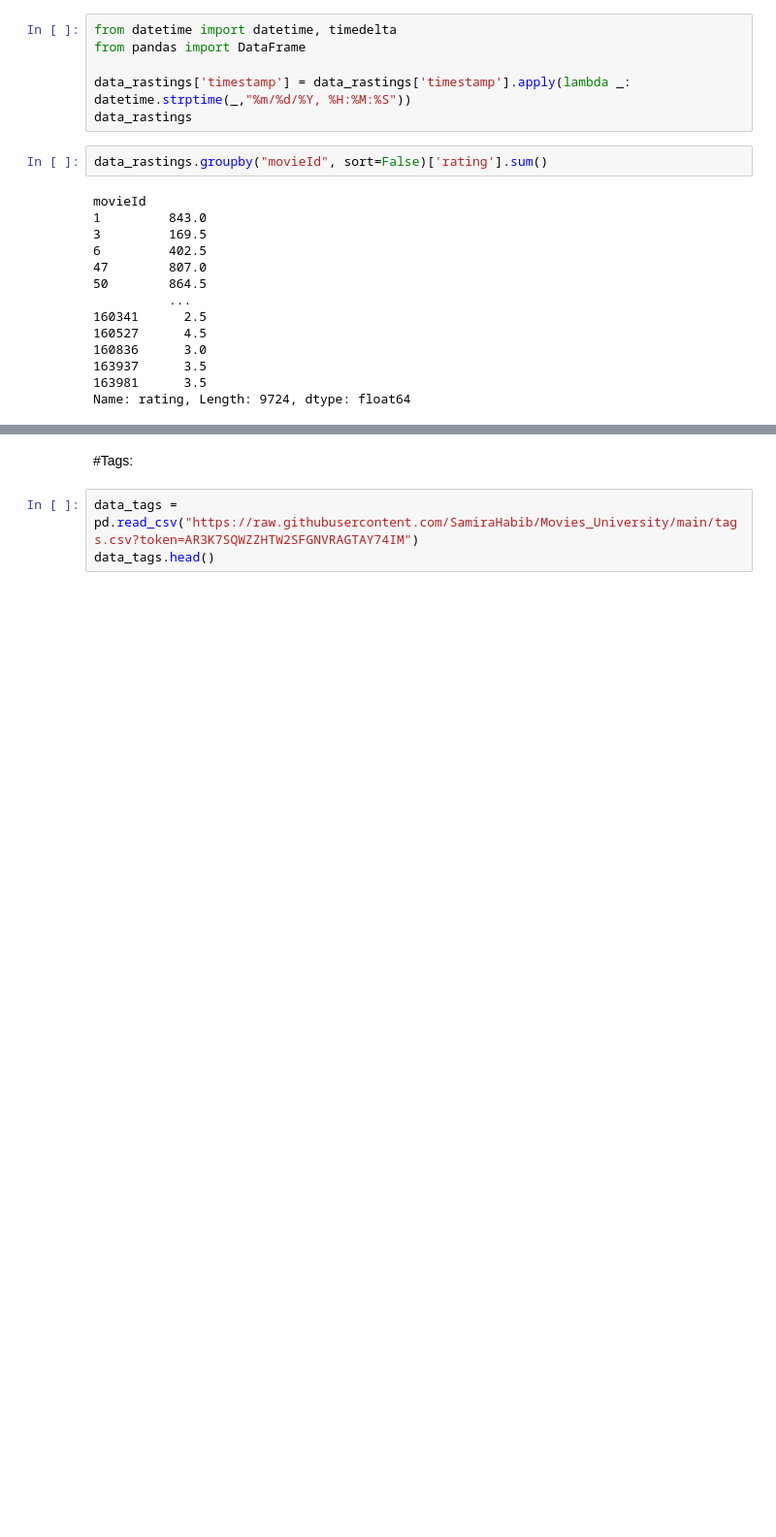
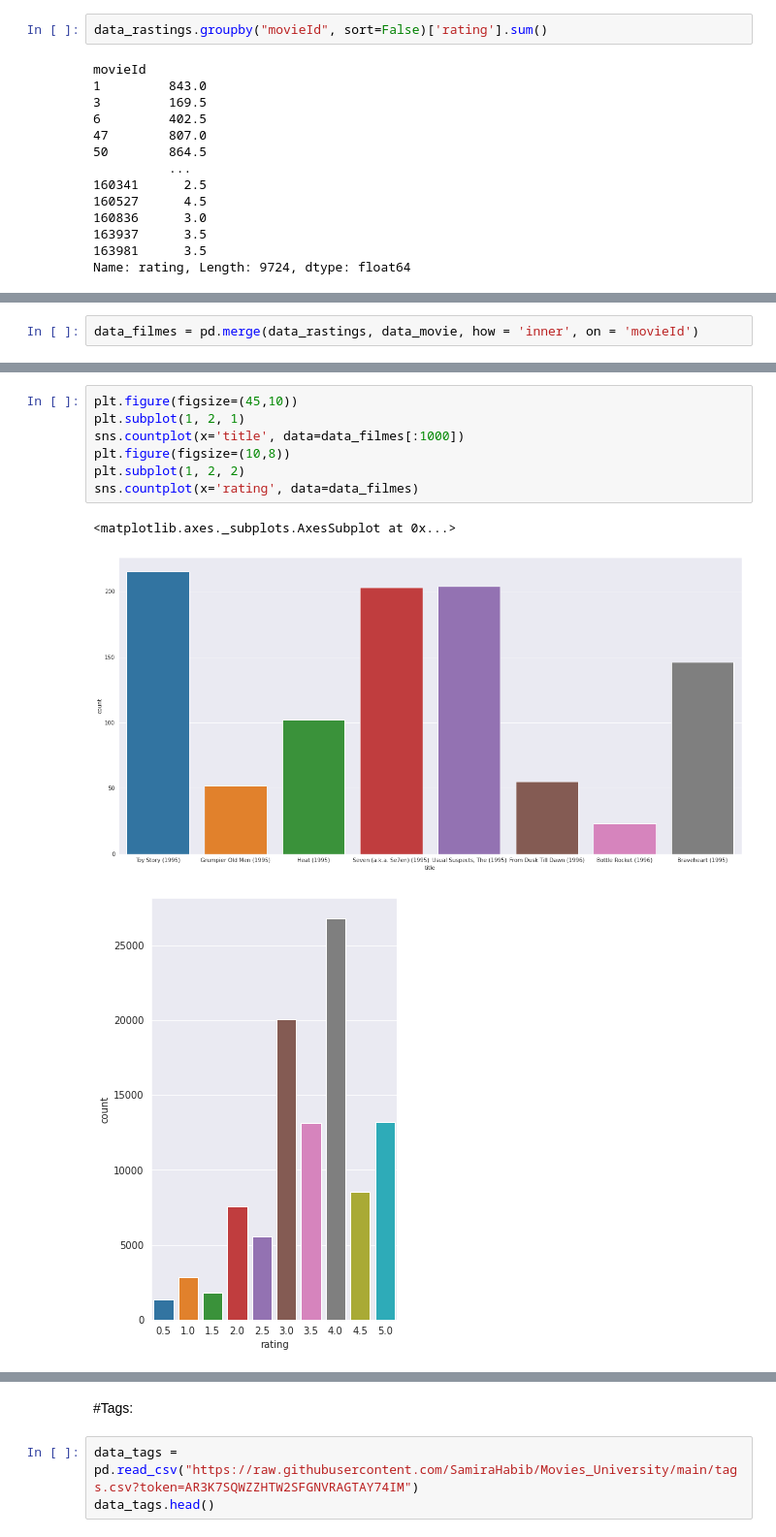
Before and after one commit to SamiraHabib/Movies_University, a Jupyter notebook: Faculdade_provadepython.ipynb, the cells around one changed output, grey strips where cells are left out. Shown: that part at 97% size. Drawn from its saved outputs; the diff is of its cells as text; blank space fills up the shorter version.

```diff
--- a/Faculdade_provadepython.ipynb
+++ b/Faculdade_provadepython.ipynb
@@ -310,12 +312,6 @@ movieId        int64
 rating       float64
 timestamp     object
 dtype: object
-# %%
-from datetime import datetime, timedelta
-from pandas import DataFrame
-
-data_rastings['timestamp'] = data_rastings['timestamp'].apply(lambda _: datetime.strptime(_,"%m/%d/%Y, %H:%M:%S"))
-data_rastings
 # %%
 data_rastings.groupby("movieId", sort=False)['rating'].sum()
 # %% [output]
@@ -337,0 +347,2 @@ if data_rastings.rating is data_rastings.rating.max():
+# %%
+data_filmes = pd.merge(data_rastings, data_movie, how = 'inner', on = 'movieId')
@@ -337,0 +358,11 @@ if data_rastings.rating is data_rastings.rating.max():
+# %%
+plt.figure(figsize=(45,10))
+plt.subplot(1, 2, 1)
+sns.countplot(x='title', data=data_filmes[:1000])
+plt.figure(figsize=(10,8))
+plt.subplot(1, 2, 2)
+sns.countplot(x='rating', data=data_filmes)
+# %% [output]
+<matplotlib.axes._subplots.AxesSubplot at 0x...>
+[figure, added]
+[figure, added]
```
Also changed, not shown: parts of 15 cells of this notebook.
